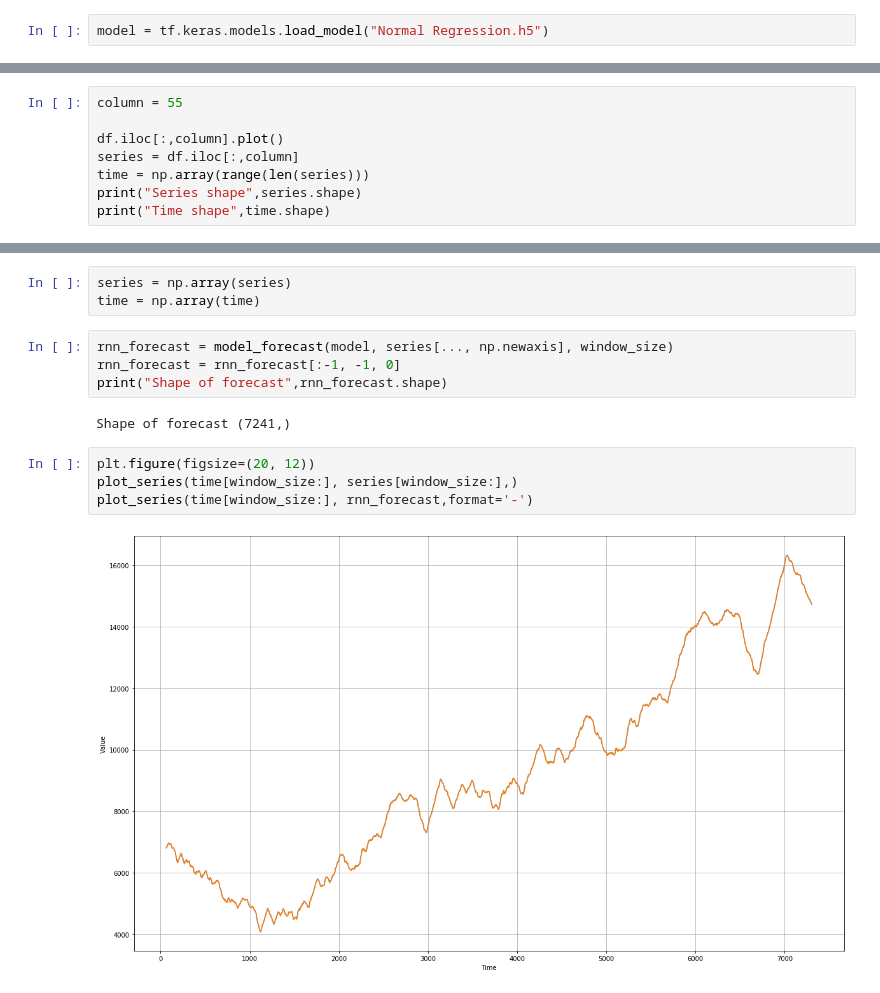
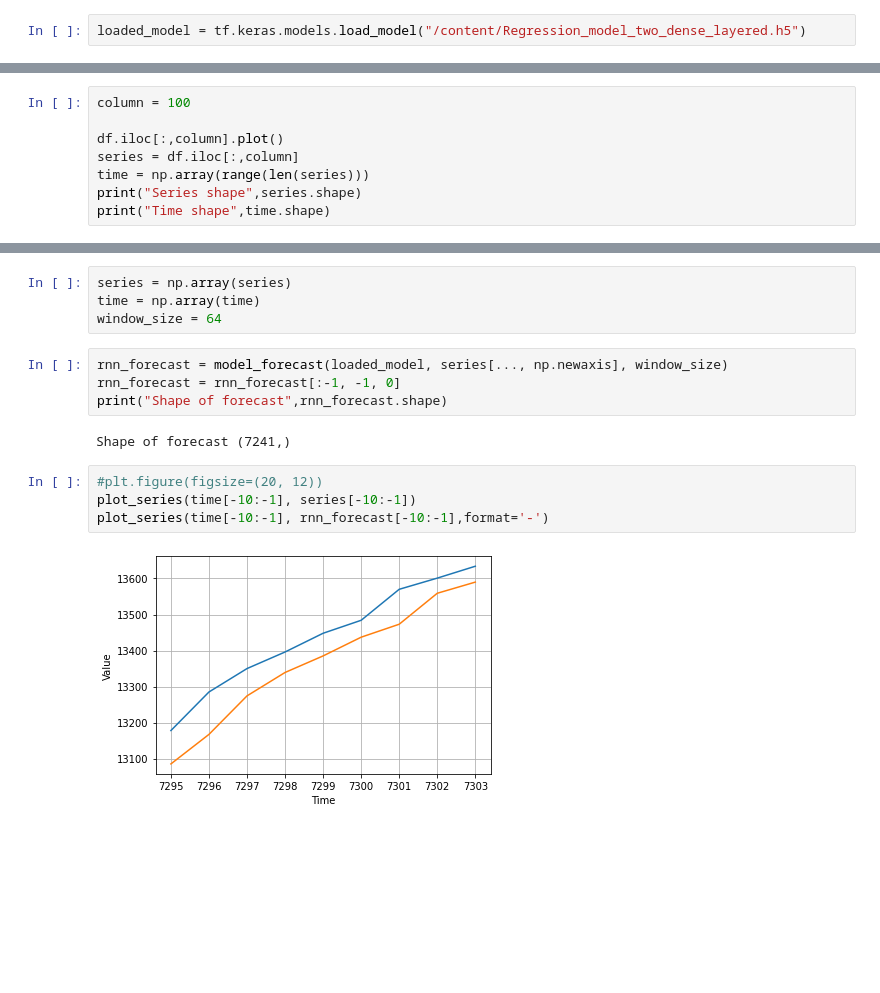
Before and after one commit to KSaiPremika/Plant-the-future, a Jupyter notebook: Normal_Regression_Model_with_40_MAE.ipynb, the cells around one changed output, grey strips where cells are left out. Saved outputs shown, nothing was run; the diff lists cells and outputs as text; blank space fills up the shorter version.

```diff
--- a/Normal_Regression_Model_with_40_MAE.ipynb
+++ b/Normal_Regression_Model_with_40_MAE.ipynb
@@ -268,3 +263,3 @@ model.save("Normal Regression.h5")
 # %%
-model = tf.keras.models.load_model("Normal Regression.h5")
+loaded_model = tf.keras.models.load_model("/content/Regression_model_two_dense_layered.h5")
 # %%
@@ -279,5 +283,5 @@ plot_series(time_valid, rnn_forecast,format='-')
 # %%
-column = 55
+column = 100
 
 df.iloc[:,column].plot()
 series = df.iloc[:,column]
@@ -291,16 +307,17 @@ Time shape (7305,)
 # %%
 series = np.array(series)
 time = np.array(time)
+window_size = 64
 # %%
-rnn_forecast = model_forecast(model, series[..., np.newaxis], window_size)
+rnn_forecast = model_forecast(loaded_model, series[..., np.newaxis], window_size)
 rnn_forecast = rnn_forecast[:-1, -1, 0]
 print("Shape of forecast",rnn_forecast.shape)
 # %% [output]
 Shape of forecast (7241,)
 # %%
-plt.figure(figsize=(20, 12))
-plot_series(time[window_size:], series[window_size:],)
-plot_series(time[window_size:], rnn_forecast,format='-')
+#plt.figure(figsize=(20, 12))
+plot_series(time[-10:-1], series[-10:-1])
+plot_series(time[-10:-1], rnn_forecast[-10:-1],format='-')
 # %% [output]
-[figure, old version]
+[figure, new version]
 # %%
```
Also changed, not shown: parts of 19 cells of this notebook.
